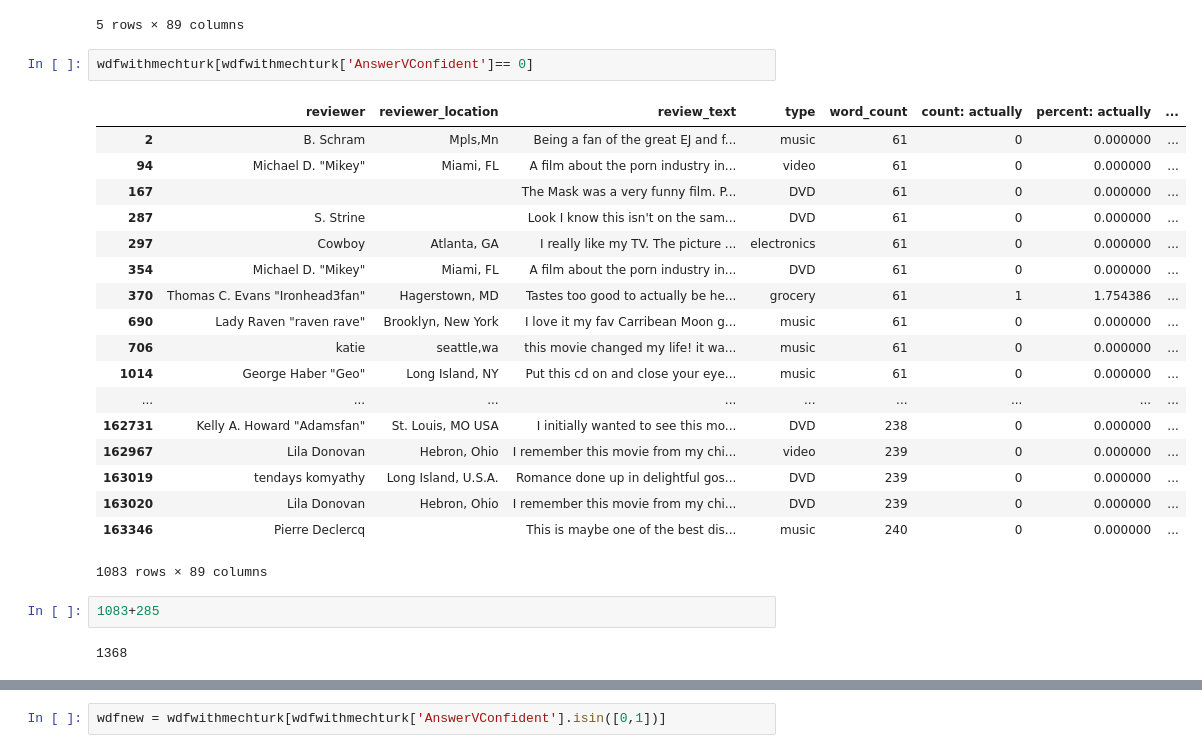
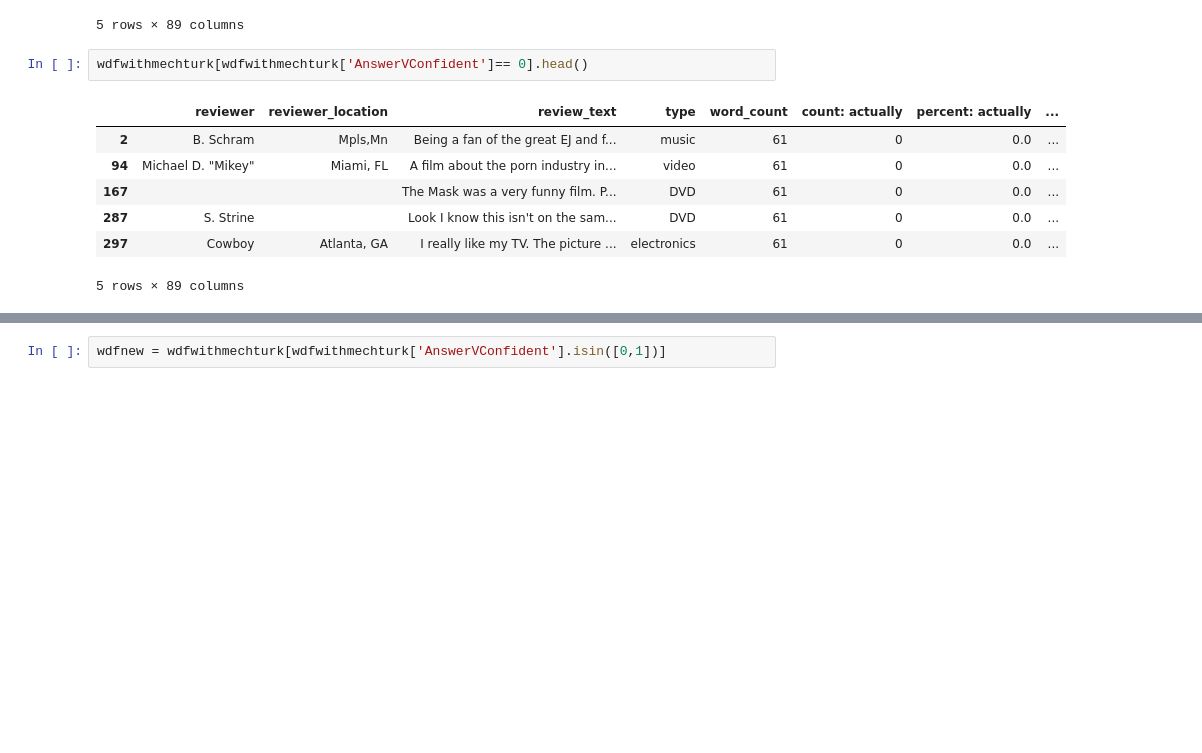
Before and after one commit to samjfalk/-GA-DSI, a Jupyter notebook: Projects/Capstone Confidence.ipynb, the cells around one changed output, grey strips where cells are left out. Cells and saved outputs as stored; diff of their text form; blank space fills up the shorter version.

```diff
--- a/Projects/Capstone Confidence.ipynb
+++ b/Projects/Capstone Confidence.ipynb
@@ -1031,28 +978,13 @@ wdfwithmechturk.head()
 | 4 | R. Hogan |  | I listened to both CD's twice in ... | music | 61 | 0 | 0.0 | ... |
 5 rows × 89 columns
 # %%
-wdfwithmechturk[wdfwithmechturk['AnswerVConfident']== 0]
+wdfwithmechturk[wdfwithmechturk['AnswerVConfident']== 0].head()
 # %% [output]
 |  | reviewer | reviewer_location | review_text | type | word_count | count: actually | percent: actually | ... |
-| 2 | B. Schram | Mpls,Mn | Being a fan of the great EJ and f... | music | 61 | 0 | 0.000000 | ... |
-| 94 | Michael D. "Mikey" | Miami, FL | A film about the porn industry in... | video | 61 | 0 | 0.000000 | ... |
-| 167 |  |  | The Mask was a very funny film. P... | DVD | 61 | 0 | 0.000000 | ... |
-| 287 | S. Strine |  | Look I know this isn't on the sam... | DVD | 61 | 0 | 0.000000 | ... |
-| 297 | Cowboy | Atlanta, GA | I really like my TV. The picture ... | electronics | 61 | 0 | 0.000000 | ... |
-| 354 | Michael D. "Mikey" | Miami, FL | A film about the porn industry in... | DVD | 61 | 0 | 0.000000 | ... |
-| 370 | Thomas C. Evans "Ironhead3fan" | Hagerstown, MD | Tastes too good to actually be he... | grocery | 61 | 1 | 1.754386 | ... |
-| 690 | Lady Raven "raven rave" | Brooklyn, New York | I love it my fav Carribean Moon g... | music | 61 | 0 | 0.000000 | ... |
-| 706 | katie | seattle,wa | this movie changed my life! it wa... | music | 61 | 0 | 0.000000 | ... |
-| 1014 | George Haber "Geo" | Long Island, NY | Put this cd on and close your eye... | music | 61 | 0 | 0.000000 | ... |
-| ... | ... | ... | ... | ... | ... | ... | ... | ... |
-| 162731 | Kelly A. Howard "Adamsfan" | St. Louis, MO USA | I initially wanted to see this mo... | DVD | 238 | 0 | 0.000000 | ... |
-| 162967 | Lila Donovan | Hebron, Ohio | I remember this movie from my chi... | video | 239 | 0 | 0.000000 | ... |
-| 163019 | tendays komyathy | Long Island, U.S.A. | Romance done up in delightful gos... | DVD | 239 | 0 | 0.000000 | ... |
-| 163020 | Lila Donovan | Hebron, Ohio | I remember this movie from my chi... | DVD | 239 | 0 | 0.000000 | ... |
-| 163346 | Pierre Declercq |  | This is maybe one of the best dis... | music | 240 | 0 | 0.000000 | ... |
+| 2 | B. Schram | Mpls,Mn | Being a fan of the great EJ and f... | music | 61 | 0 | 0.0 | ... |
+| 94 | Michael D. "Mikey" | Miami, FL | A film about the porn industry in... | video | 61 | 0 | 0.0 | ... |
+| 167 |  |  | The Mask was a very funny film. P... | DVD | 61 | 0 | 0.0 | ... |
+| 287 | S. Strine |  | Look I know this isn't on the sam... | DVD | 61 | 0 | 0.0 | ... |
+| 297 | Cowboy | Atlanta, GA | I really like my TV. The picture ... | electronics | 61 | 0 | 0.0 | ... |
-1083 rows × 89 columns
+5 rows × 89 columns
-# %%
-1083+285
-# %% [output]
-1368
 # %%
```
Also changed, not shown: parts of 35 cells of this notebook.
